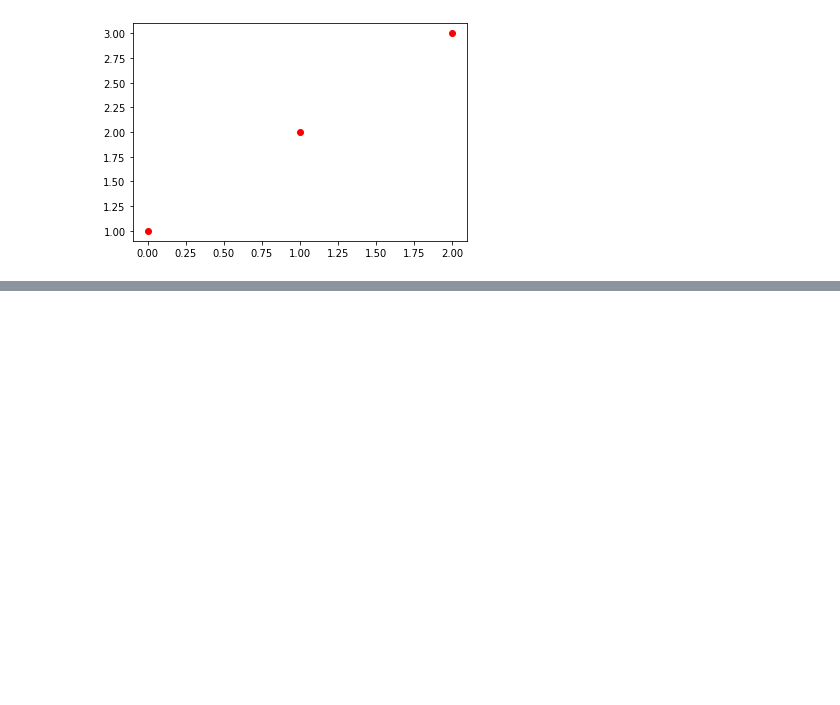
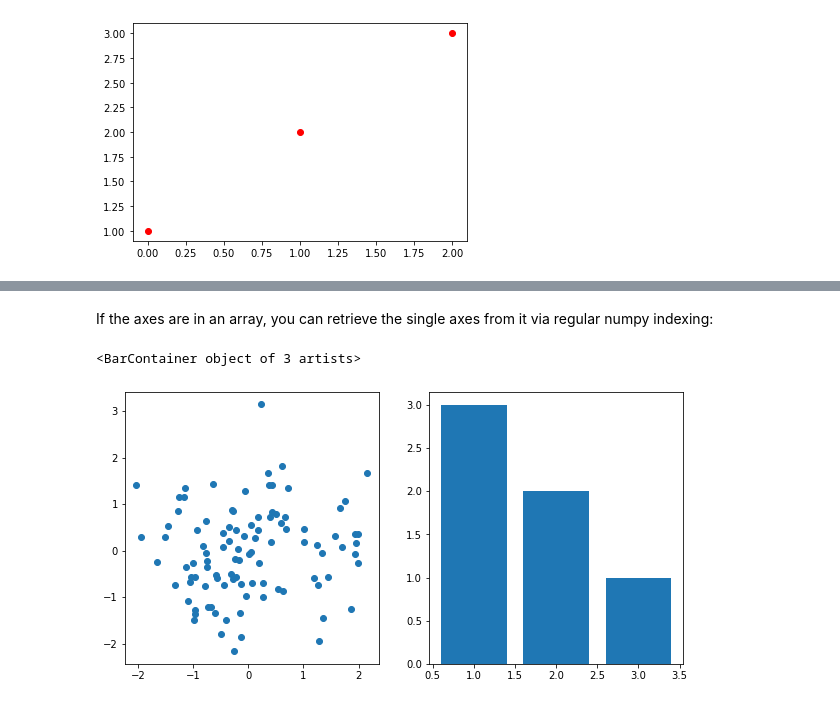
Before and after one commit to LukasNeugebauer/Python_Workshop, a Jupyter notebook: notebooks/11_matplotlib.ipynb, the cells around one changed output, grey strips where cells are left out. Cells and saved outputs as stored; diff of their text form; code cells hidden in the pictures; blank space fills up the shorter version.

```diff
--- a/notebooks/11_matplotlib.ipynb
+++ b/notebooks/11_matplotlib.ipynb
@@ -45,0 +102,9 @@ fig.savefig(os.path.abspath('../img/testplot.png'))
+# %% [markdown]
+If the axes are in an array, you can retrieve the single axes from it via regular numpy indexing:
+# %%
+fig, axs = plt.subplots(ncols=2, nrows=1, figsize=(10, 5))
+axs[0].scatter(np.random.randn(100), np.random.randn(100))
+axs[1].bar([1, 2, 3], [3, 2, 1])
+# %% [output]
+<BarContainer object of 3 artists>
+[figure, added]
```
Also changed, not shown: parts of 36 cells of this notebook, 11 other files.
